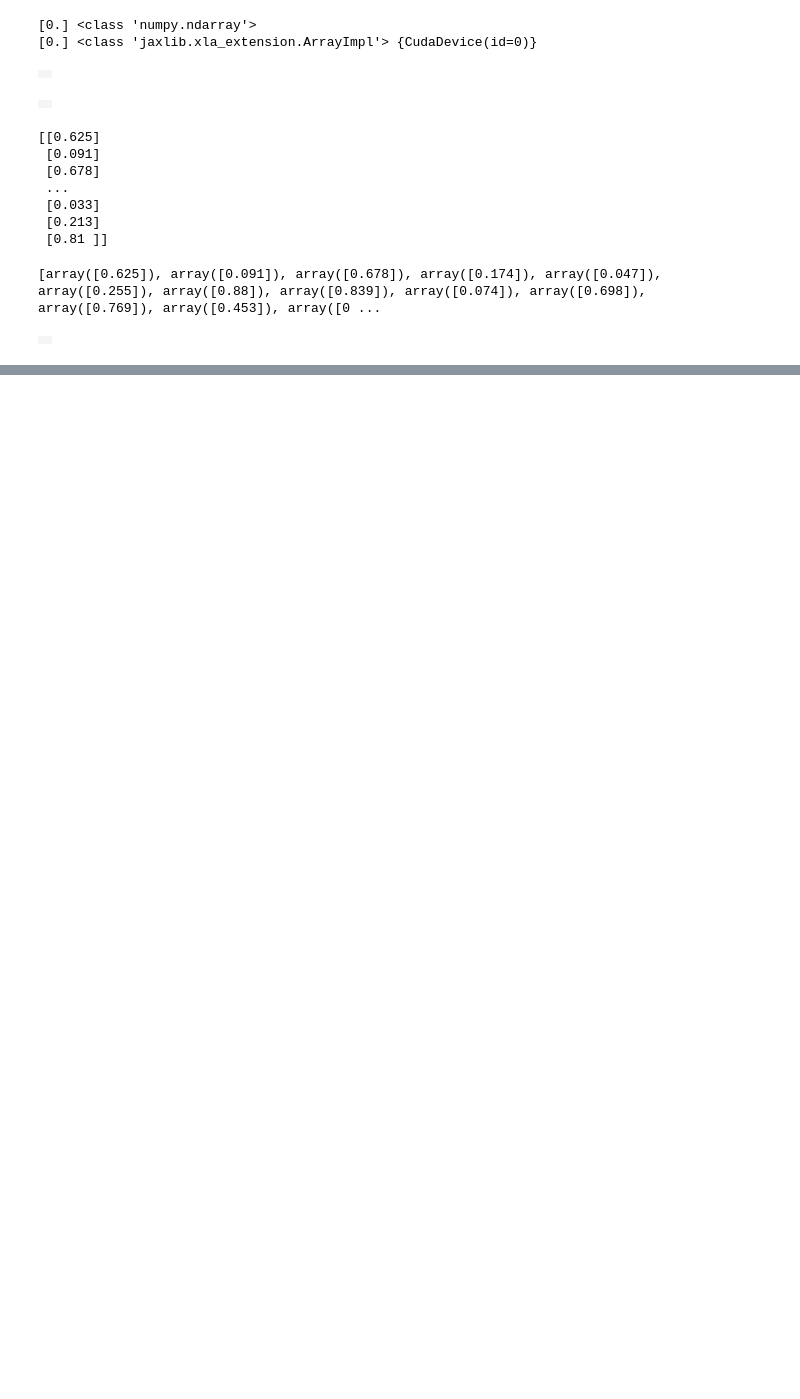
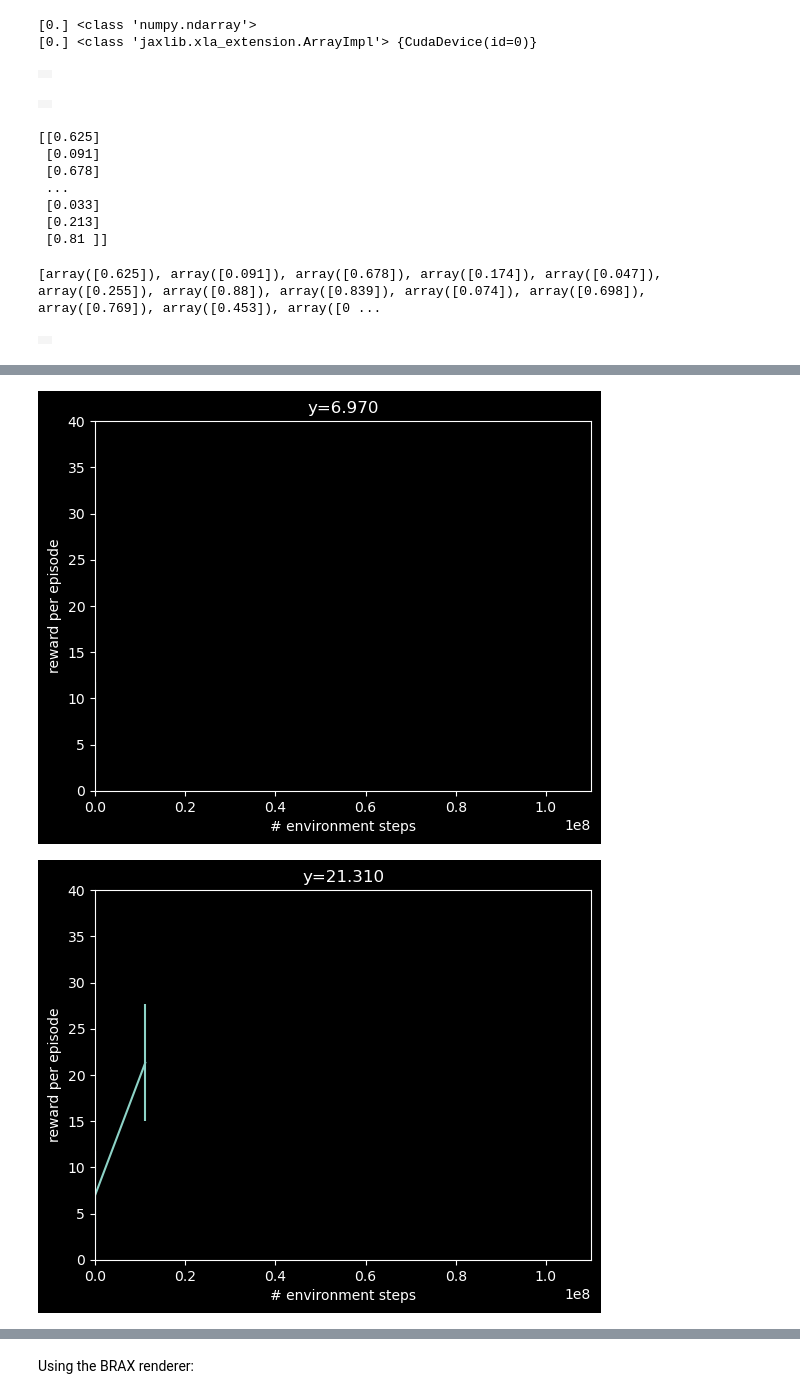
Before and after one commit to Michaelhess17/mujoco_stability, a Jupyter notebook: test_brax.ipynb, the cells around one changed output, grey strips where cells are left out. Saved outputs shown, nothing was run; the diff lists cells and outputs as text; code cells hidden in the pictures; blank space fills up the shorter version.

```diff
--- a/test_brax.ipynb
+++ b/test_brax.ipynb
@@ -364,0 +368,15 @@ print(f'time to train: {times[-1] - times[1]}')
+# %%
+#@title Save Model
+model_path = '/tmp/mjx_brax_policy'
+model.save_params(model_path, params)
+# %%
+#@title Load Model and Define Inference Function
+params = model.load_params(model_path)
+
+inference_fn = make_inference_fn(params)
+jit_inference_fn = jax.jit(inference_fn)
+# %%
+eval_env = envs.get_environment(env_name)
+
+jit_reset = jax.jit(eval_env.reset)
+jit_step = jax.jit(eval_env.step)
@@ -364,0 +884,48 @@ print(f'time to train: {times[-1] - times[1]}')
+# %%
+env_name = 'barkour'
+env = envs.get_environment(env_name)
+# %%
+ckpt_path = epath.Path('/tmp/quadrupred_joystick/ckpts')
+ckpt_path.mkdir(parents=True, exist_ok=True)
+
+def policy_params_fn(current_step, make_policy, params):
+  # save checkpoints
+  orbax_checkpointer = ocp.PyTreeCheckpointer()
+  save_args = orbax_utils.save_args_from_target(params)
+  path = ckpt_path / f'{current_step}'
+  orbax_checkpointer.save(path, params, force=True, save_args=save_args)
+
+
+make_networks_factory = functools.partial(
+    ppo_networks.make_ppo_networks,
+        policy_hidden_layer_sizes=(128, 128, 128, 128))
+train_fn = functools.partial(
+      ppo.train, num_timesteps=100_000_000, num_evals=10,
+      reward_scaling=1, episode_length=1000, normalize_observations=True,
+      action_repeat=1, unroll_length=20, num_minibatches=32,
+      num_updates_per_batch=4, discounting=0.97, learning_rate=3.0e-4,
+      entropy_cost=1e-2, num_envs=8192, batch_size=256,
+      network_factory=make_networks_factory,
+      randomization_fn=domain_randomize,
+      policy_params_fn=policy_params_fn,
+      seed=0)
+
+x_data = []
+y_data = []
+ydataerr = []
+times = [datetime.now()]
+max_y, min_y = 40, 0
+
+# Reset environments since internals may be overwritten by tracers from the
+# domain randomization function.
+env = envs.get_environment(env_name)
+eval_env = envs.get_environment(env_name)
+make_inference_fn, params, _= train_fn(environment=env,
+                                       progress_fn=progress,
+                                       eval_env=eval_env)
+
+print(f'time to jit: {times[1] - times[0]}')
+print(f'time to train: {times[-1] - times[1]}')
+# %% [output]
+[figure, added]
+[figure, added]
@@ -364,0 +975,2 @@ print(f'time to train: {times[-1] - times[1]}')
+# %% [markdown]
+Using the BRAX renderer:
```
Also changed, not shown: parts of 17 cells of this notebook.
